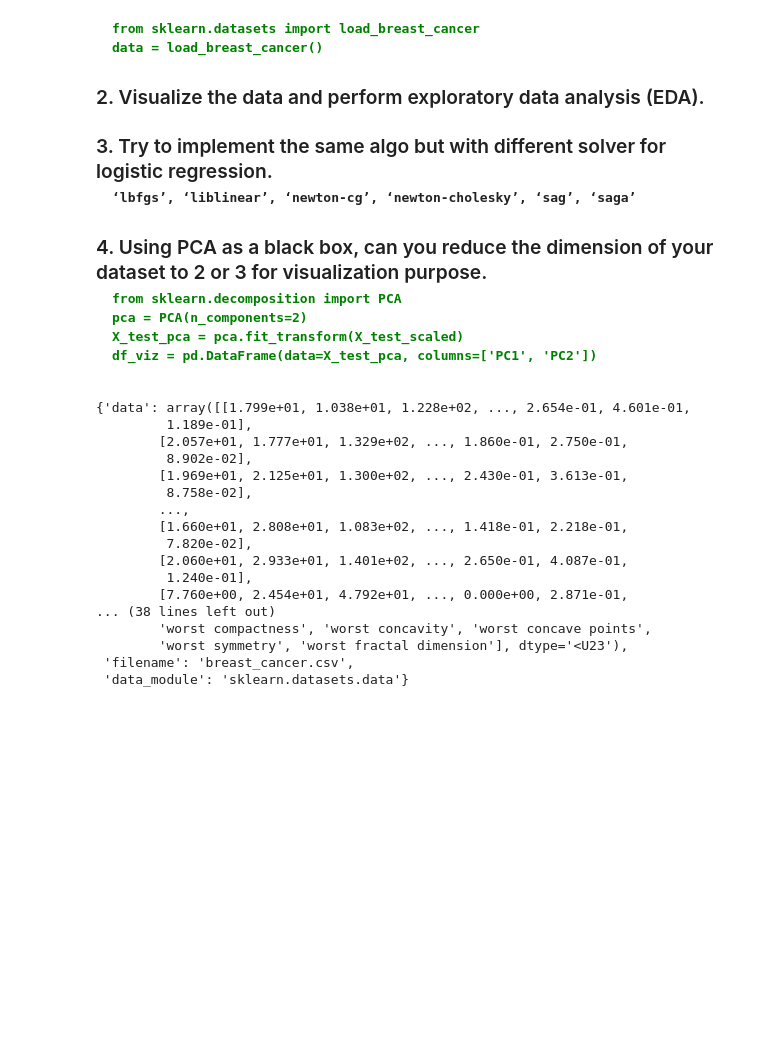
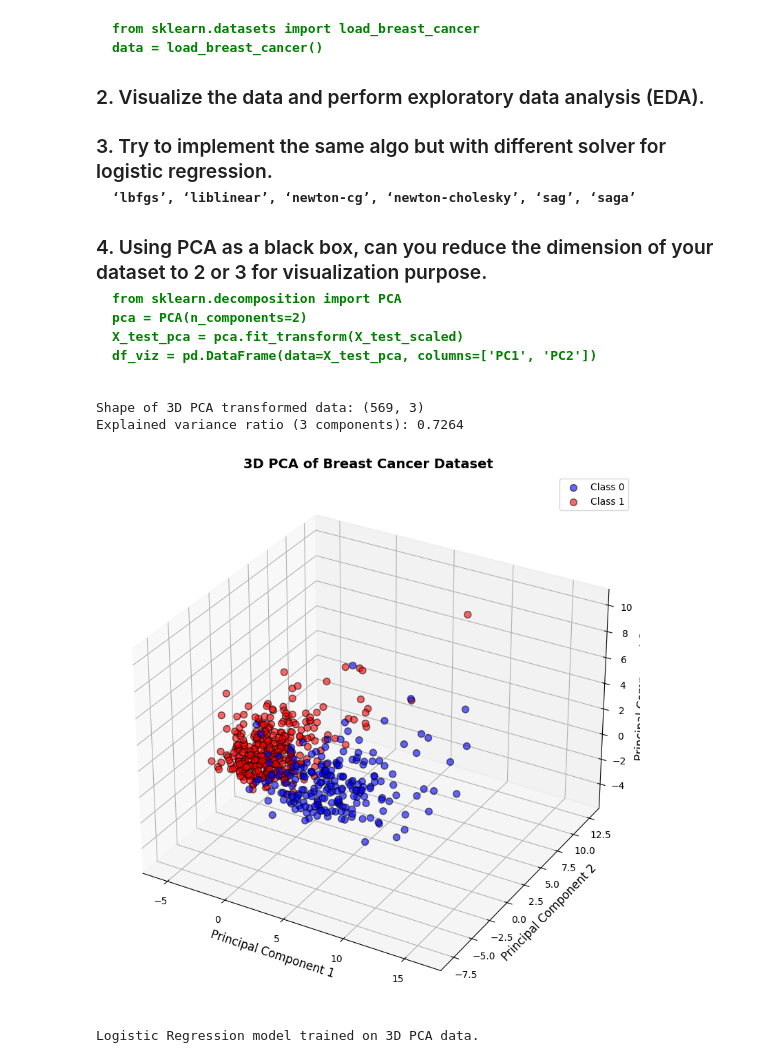
Before and after one commit to harshita042/PRML-CSL2050, a Jupyter notebook: LogReg_Lab_4final.ipynb, the cells around one changed output. Cells and saved outputs as stored; diff of their text form; code cells hidden in the pictures; blank space fills up the shorter version.

```diff
--- a/LogReg_Lab_4final.ipynb
+++ b/LogReg_Lab_4final.ipynb
@@ -274,20 +315,48 @@ data = load_breast_cancer()
-# %%
-data
-# %% [output]
-{'data': array([[1.799e+01, 1.038e+01, 1.228e+02, ..., 2.654e-01, 4.601e-01,
-         1.189e-01],
-        [2.057e+01, 1.777e+01, 1.329e+02, ..., 1.860e-01, 2.750e-01,
-         8.902e-02],
-        [1.969e+01, 2.125e+01, 1.300e+02, ..., 2.430e-01, 3.613e-01,
-         8.758e-02],
-        ...,
-        [1.660e+01, 2.808e+01, 1.083e+02, ..., 1.418e-01, 2.218e-01,
-         7.820e-02],
-        [2.060e+01, 2.933e+01, 1.401e+02, ..., 2.650e-01, 4.087e-01,
-         1.240e-01],
-        [7.760e+00, 2.454e+01, 4.792e+01, ..., 0.000e+00, 2.871e-01,
-... (38 lines left out)
-        'worst compactness', 'worst concavity', 'worst concave points',
-        'worst symmetry', 'worst fractal dimension'], dtype='<U23'),
- 'filename': 'breast_cancer.csv',
- 'data_module': 'sklearn.datasets.data'}
+# %%
+pca_3d = PCA(n_components=3)
+X_pca_3d = pca_3d.fit_transform(X_scaled)
+
+df_pca_3d = pd.DataFrame(data=X_pca_3d, columns=['PC1', 'PC2', 'PC3'])
+df_pca_3d['target'] = y
+
+print(f"Shape of 3D PCA transformed data: {X_pca_3d.shape}")
+print(f"Explained variance ratio (3 components): {pca_3d.explained_variance_ratio_.sum():.4f}")
+# %% [output]
+Shape of 3D PCA transformed data: (569, 3)
+Explained variance ratio (3 components): 0.7264
+# %%
+from mpl_toolkits.mplot3d import Axes3D
+
+fig = plt.figure(figsize=(12, 10))
+ax = fig.add_subplot(111, projection='3d')
+
+# Scatter plot for Class 0
+ax.scatter(df_pca_3d[df_pca_3d['target'] == 0]['PC1'],
+           df_pca_3d[df_pca_3d['target'] == 0]['PC2'],
+           df_pca_3d[df_pca_3d['target'] == 0]['PC3'],
+           c='blue', label='Class 0', s=50, alpha=0.6, edgecolors='k')
+
+# Scatter plot for Class 1
+ax.scatter(df_pca_3d[df_pca_3d['target'] == 1]['PC1'],
+           df_pca_3d[df_pca_3d['target'] == 1]['PC2'],
+           df_pca_3d[df_pca_3d['target'] == 1]['PC3'],
+           c='red', label='Class 1', s=50, alpha=0.6, edgecolors='k')
+
+ax.set_xlabel('Principal Component 1', fontsize=12)
+ax.set_ylabel('Principal Component 2', fontsize=12)
+ax.set_zlabel('Principal Component 3', fontsize=12)
+ax.set_title('3D PCA of Breast Cancer Dataset', fontsize=14, fontweight='bold')
+ax.legend()
+ax.grid(True, alpha=0.3)
+plt.show()
+# %% [output]
+[figure, added]
+# %%
+from sklearn.linear_model import LogisticRegression
+
+log_reg_pca_3d = LogisticRegression(C=0.1, penalty='l2', solver='liblinear', random_state=42)
+log_reg_pca_3d.fit(X_pca_3d, y)
+
+print("Logistic Regression model trained on 3D PCA data.")
+# %% [output]
+Logistic Regression model trained on 3D PCA data.
```
Also changed, not shown: parts of 19 cells of this notebook.
